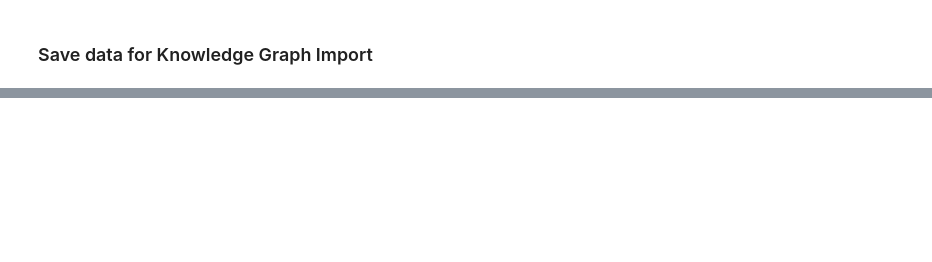
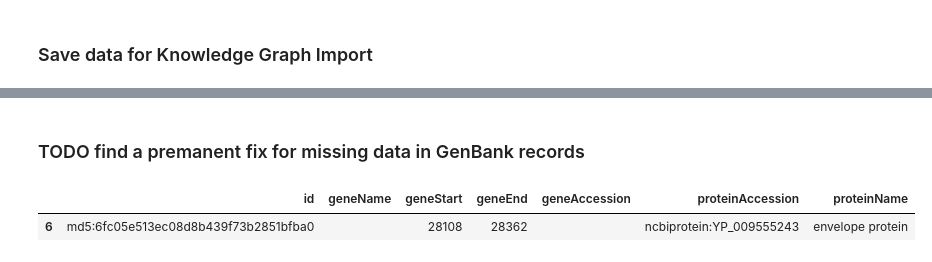
Before and after one commit to covid-19-net/covid-19-community, a Jupyter notebook: notebooks/dataprep/01b-NCBIGeneProtein.ipynb, the cells around one changed output, grey strips where cells are left out. Cells and saved outputs as stored; diff of their text form; code cells hidden in the pictures; blank space fills up the shorter version.

```diff
--- a/notebooks/dataprep/01b-NCBIGeneProtein.ipynb
+++ b/notebooks/dataprep/01b-NCBIGeneProtein.ipynb
@@ -203,0 +207,7 @@ df.head(100)
+# %% [markdown]
+### TODO find a premanent fix for missing data in GenBank records
+# %%
+df.query("geneAccession == ''")
+# %% [output]
+|  | id | geneName | geneStart | geneEnd | geneAccession | proteinAccession | proteinName |
+| 6 | md5:6fc05e513ec08d8b439f73b2851bfba0 |  | 28108 | 28362 |  | ncbiprotein:YP_009555243 | envelope protein |
```
Also changed, not shown: parts of 11 cells of this notebook, 7 other files.
